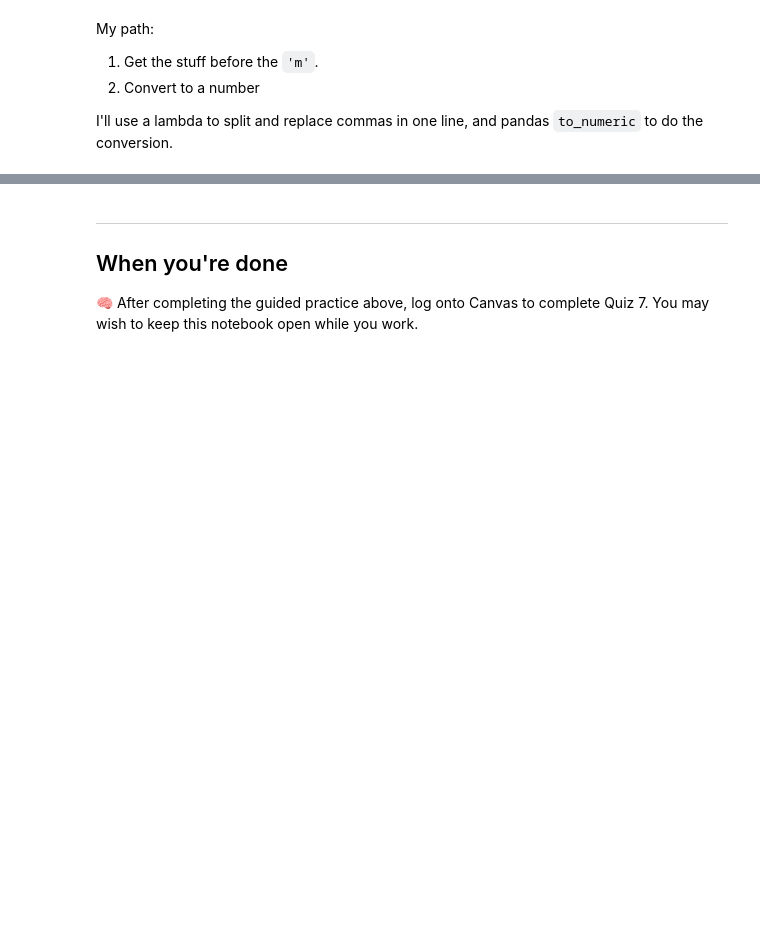
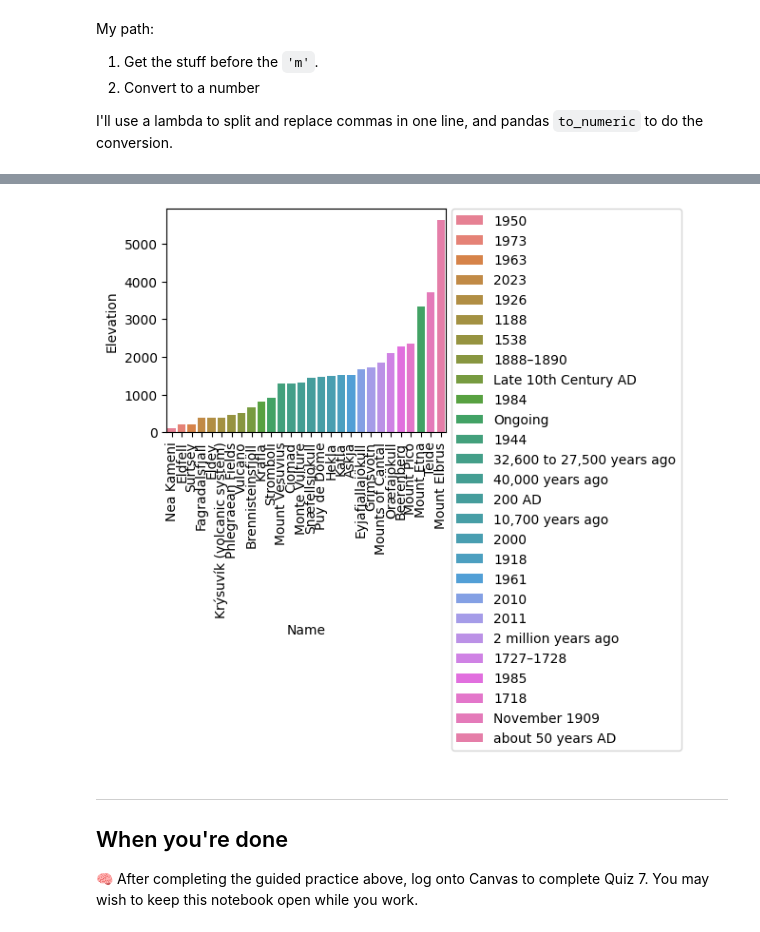
Before and after one commit to BJBranta/DS710, a Jupyter notebook: assignment7/Notebook_7.ipynb, the cells around one changed output, grey strips where cells are left out. Drawn from its saved outputs; the diff is of its cells as text; code cells hidden in the pictures; blank space fills up the shorter version.

```diff
--- a/assignment7/Notebook_7.ipynb
+++ b/assignment7/Notebook_7.ipynb
@@ -230,3 +325,15 @@ plt.savefig('tallest_volcanos_in_europe_heights.png',bbox_inches="tight",dpi=300
+# %%
+import seaborn as sns
+import matplotlib.pyplot as plt
+
+df_sorted = df.sort_values(by='Elevation')
+p = sns.barplot(data=df_sorted, y="Elevation", x="Name", hue="Last eruption")
+p.tick_params(axis='x', rotation=90)
+
+plt.legend(bbox_to_anchor=(1.02, 1), loc='upper left', borderaxespad=0)
+plt.tight_layout()
+# %% [output]
+[figure, added]
 # %% [markdown]
 ---
 
```
Also changed, not shown: parts of 14 cells of this notebook, 10 other files.
